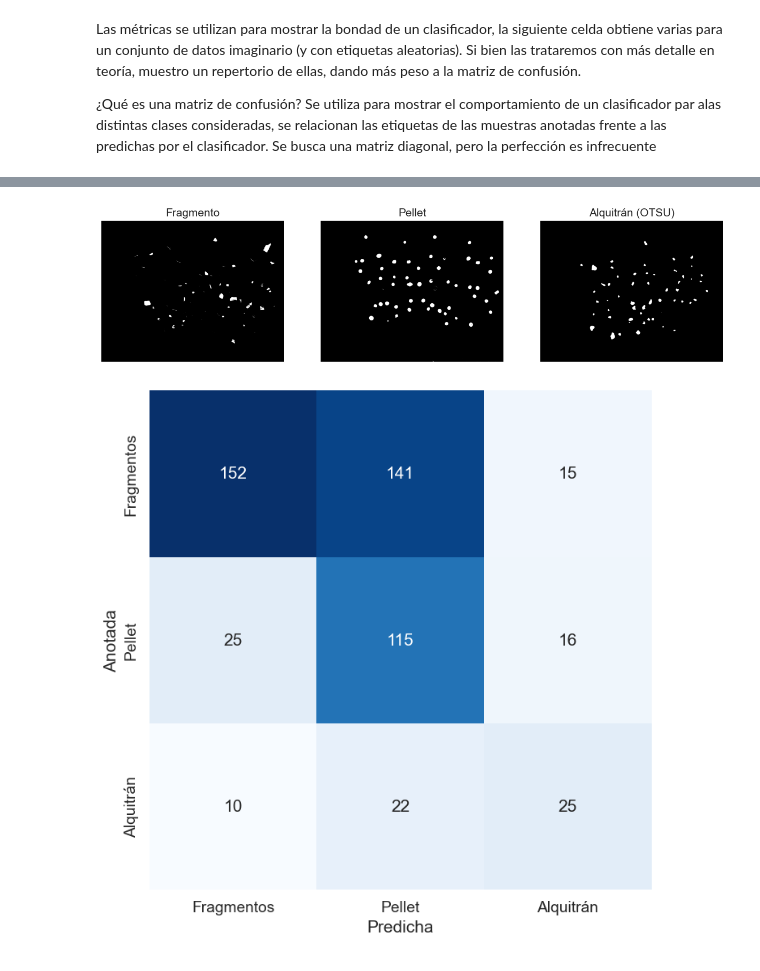
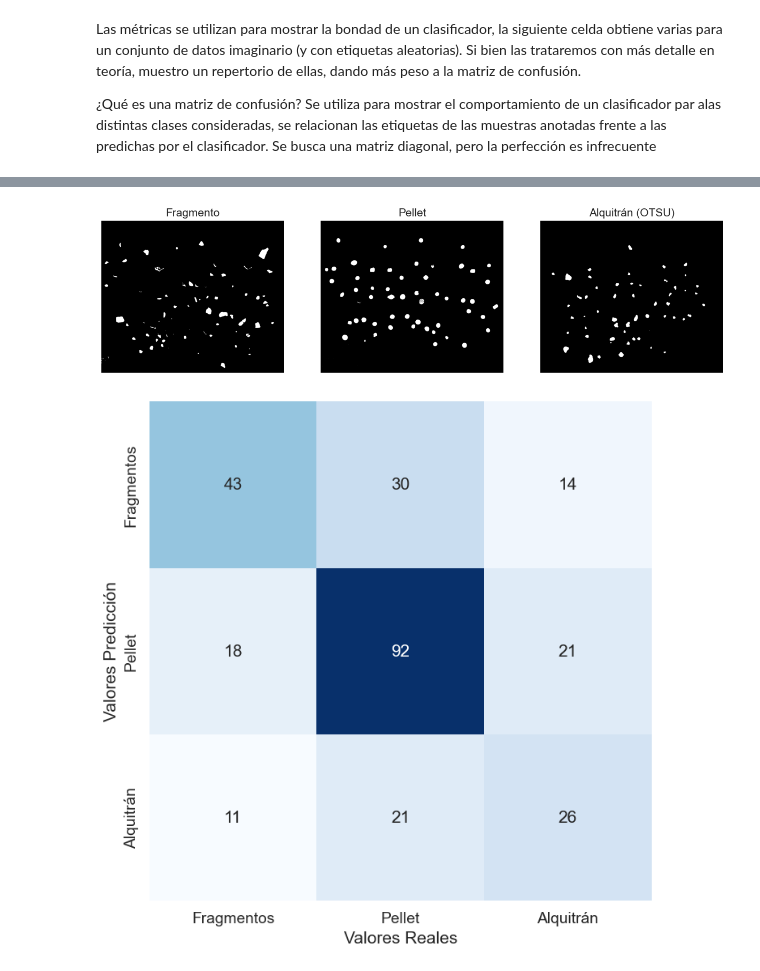
Before and after one commit to pablosanttanaa/VC, a Jupyter notebook: Práctica 3/P3/VC_P3.ipynb, the cells around one changed output, grey strips where cells are left out. Cells and saved outputs as stored; diff of their text form; code cells hidden in the pictures.

```diff
--- a/Práctica 3/P3/VC_P3.ipynb
+++ b/Práctica 3/P3/VC_P3.ipynb
@@ -376,11 +378,11 @@ frag = cv2.imread('fragment-03-olympus-10-01-2020.JPG')
 pellet = cv2.imread('pellet-03-olympus-10-01-2020.JPG')
 alqui = cv2.imread('tar-03-olympus-10-01-2020.JPG')
 
-# Coordenadas de inicio y fin para definir la región de interés (ejemplo)
-inicio_columna = 100
+# Coordenadas de inicio y fin para definir la región de interés
+inicio_columna = 750
 fin_columna = 4000
 inicio_fila = 0
-fin_fila = 3000
+fin_fila = 2700
 
 # Recortar las imágenes para evitar problemas con las sombras de las imágenes
 frag_gris = frag[inicio_fila:fin_fila, inicio_columna:fin_columna]
@@ -393,7 +395,7 @@ pellet_gris = cv2.cvtColor(pellet_gris, cv2.COLOR_BGR2GRAY)
 alqui_gris = cv2.cvtColor(alqui_gris, cv2.COLOR_BGR2GRAY)
 
 # Aplicar un filtro de suavizado a la imagen de fragmentos
-frag_gris_recortada = cv2.GaussianBlur(frag_gris, (25, 25), 0)
+frag_gris = cv2.GaussianBlur(frag_gris, (25, 25), 0)
 
 # Mostrar las imágenes recortadas
 plt.figure(figsize=(12, 3))
@@ -419,35 +421,41 @@ plt.show()
 # %%
 # Umbralizado 'fragmentos' y 'pellet'
 # Se ha tenido que jugar con los valores de umbralizado ya que detectba las sombras del folio sobre el que están los fragmentos
-_,frag_umbral = cv2.threshold(frag_gris,100,255,cv2.THRESH_BINARY_INV)
-_,pel_umbral = cv2.threshold(pellet_gris,95,255,cv2.THRESH_BINARY_INV)
+_,frag_umbral = cv2.threshold(frag_gris,115,255,cv2.THRESH_BINARY_INV)
+_,pel_umbral = cv2.threshold(pellet_gris,100,255,cv2.THRESH_BINARY_INV)
 
 # Umbralizado con método de Otsu
 _,tar_umbral = cv2.threshold(alqui_gris,0,255,cv2.THRESH_BINARY_INV+cv2.THRESH_OTSU)
+#_,tar_umbral = cv2.threshold(alqui_gris, 100,255,cv2.THRESH_BINARY_INV)
 
 # Mostrar las imágenes umbralizadas
 plt.figure(figsize=(15, 6))
 
 plt.subplot(131)
 plt.title('Fragmento')
 plt.axis("off")
 plt.imshow(frag_umbral,cmap='gray')
 
 plt.subplot(132)
 plt.title('Pellet')
 plt.axis("off")
 plt.imshow(pel_umbral,cmap='gray')
 
 plt.subplot(133)
 plt.title('Alquitrán (OTSU)')
 plt.axis("off")
 plt.imshow(tar_umbral,cmap='gray')
 
 plt.show()
 # %% [output]
-[figure, old version]
+[figure, new version]
 # %%
-def contar_elementos(imagen):
+import cv2
+import numpy as np
+import matplotlib.pyplot as plt
+import seaborn as sns
+
+def contar(imagen):
     # Encontrar los contornos en la imagen
     contornos, _ = cv2.findContours(imagen, cv2.RETR_EXTERNAL, cv2.CHAIN_APPROX_SIMPLE)
 
@@ -470,11 +478,9 @@ def contar_elementos(imagen):
         eje_mayor, eje_menor, relacion_ejes_elipse, excentricidad = 0, 0, 0, 0
         if contorno.shape[0] > 5:
             elipse = cv2.fitEllipse(contorno)
-            centroide = elipse[0]
             eje_mayor = elipse[1][1]
             eje_menor = elipse[1][0]
             relacion_ejes_elipse = eje_menor / eje_mayor
-            excentricidad = np.sqrt(1 - (relacion_ejes_elipse ** 2))
 
         # Calcular relación de aspecto
         relacion_aspecto = w / h
@@ -493,9 +499,9 @@ def contar_elementos(imagen):
     return [fragmentos, pellet, alquitran]
 
 # Contar elementos de cada clase en cada imagen
-conteo_fragmentos = contar_elementos(frag_umbral)
-conteo_pellet = contar_elementos(pel_umbral)
-conteo_alquitran = contar_elementos(tar_umbral)
+conteo_fragmentos = contar(frag_umbral)
+conteo_pellet = contar(pel_umbral)
+conteo_alquitran = contar(tar_umbral)
 
 # Crear una matriz de confusión global
 matriz_confusion = np.array([conteo_fragmentos, conteo_pellet, conteo_alquitran])
@@ -506,8 +512,8 @@ sns.set(font_scale=1.25)
 sns.heatmap(matriz_confusion, annot=True, fmt='d', cbar=False, cmap='Blues',
             xticklabels=['Fragmentos', 'Pellet', 'Alquitrán'],
             yticklabels=['Fragmentos', 'Pellet', 'Alquitrán'])
-plt.xlabel("Predicha")
-plt.ylabel("Anotada")
+plt.xlabel("Valores Reales")
+plt.ylabel("Valores Predicción")
 plt.show()
 # %% [output]
-[figure, old version]
+[figure, new version]
```
Also changed, not shown: parts of 7 cells of this notebook.
